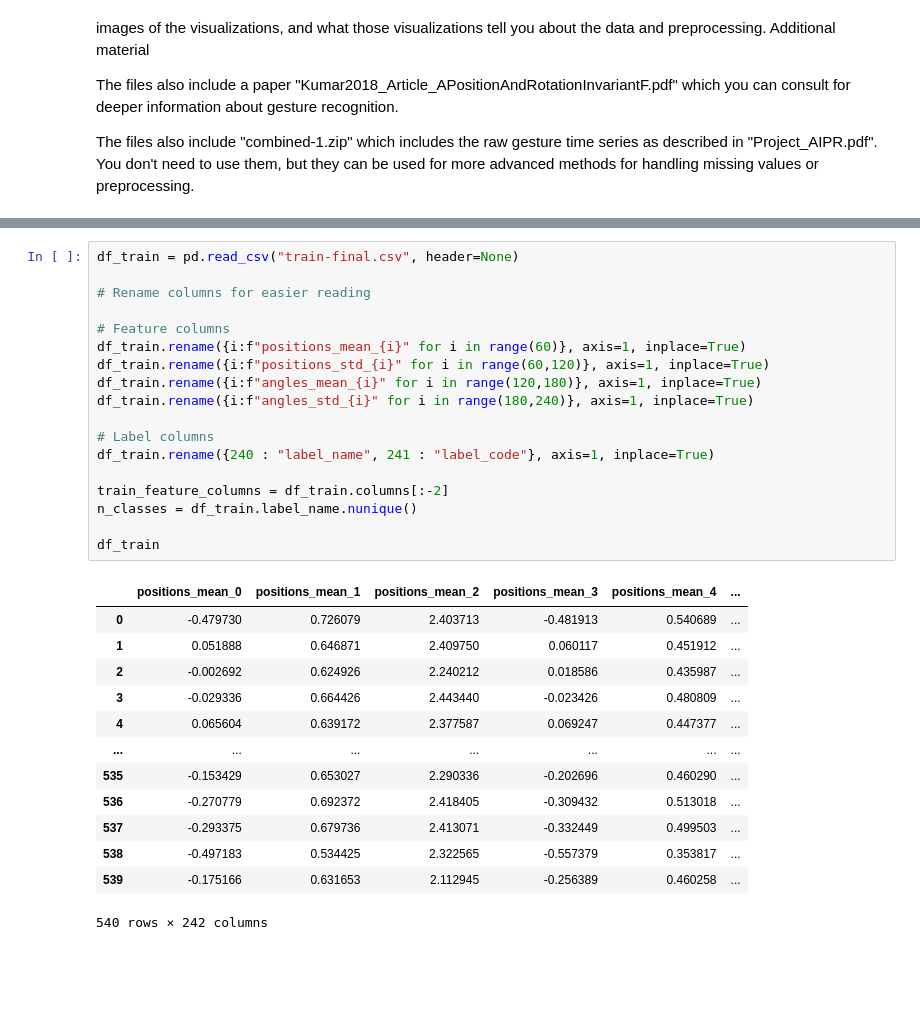
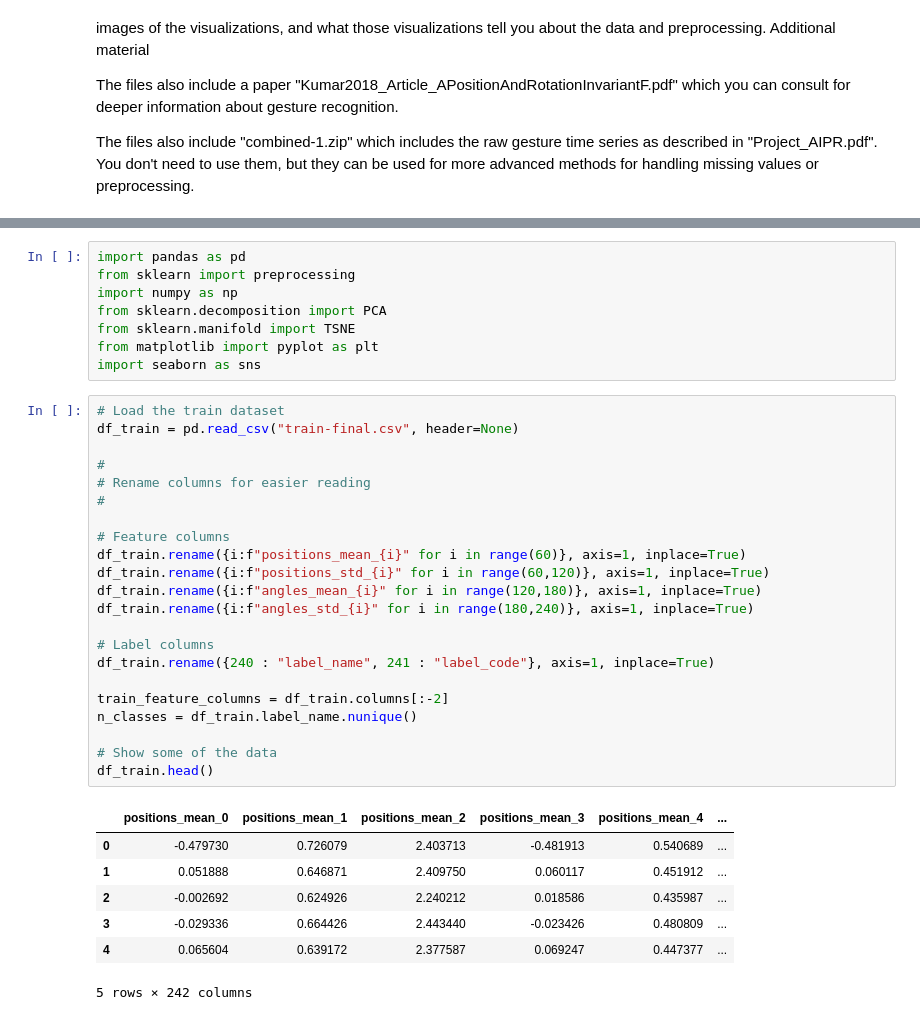
Before and after one commit to viktorparipas92/D7062E-projectgroup-10, a Jupyter notebook: Task1/KÅ/Task1.ipynb, the cells around one changed output, grey strips where cells are left out. Drawn from its saved outputs; the diff is of its cells as text; blank space fills up the shorter version.

```diff
--- a/Task1/KÅ/Task1.ipynb
+++ b/Task1/KÅ/Task1.ipynb
@@ -53,32 +73,38 @@ import pandas as pd
+# %%
+import pandas as pd
+from sklearn import preprocessing
+import numpy as np
+from sklearn.decomposition import PCA
+from sklearn.manifold import TSNE
+from matplotlib import pyplot as plt
+import seaborn as sns
 # %%
+# Load the train dataset
 df_train = pd.read_csv("train-final.csv", header=None)
 
+#
 # Rename columns for easier reading
+#
 
 # Feature columns
 df_train.rename({i:f"positions_mean_{i}" for i in range(60)}, axis=1, inplace=True)
 df_train.rename({i:f"positions_std_{i}" for i in range(60,120)}, axis=1, inplace=True)
 df_train.rename({i:f"angles_mean_{i}" for i in range(120,180)}, axis=1, inplace=True)
 df_train.rename({i:f"angles_std_{i}" for i in range(180,240)}, axis=1, inplace=True)
 
 # Label columns
 df_train.rename({240 : "label_name", 241 : "label_code"}, axis=1, inplace=True)
 
 train_feature_columns = df_train.columns[:-2]
 n_classes = df_train.label_name.nunique()
 
-df_train
+# Show some of the data
+df_train.head()
 # %% [output]
 |  | positions_mean_0 | positions_mean_1 | positions_mean_2 | positions_mean_3 | positions_mean_4 | ... |
 | 0 | -0.479730 | 0.726079 | 2.403713 | -0.481913 | 0.540689 | ... |
 | 1 | 0.051888 | 0.646871 | 2.409750 | 0.060117 | 0.451912 | ... |
 | 2 | -0.002692 | 0.624926 | 2.240212 | 0.018586 | 0.435987 | ... |
 | 3 | -0.029336 | 0.664426 | 2.443440 | -0.023426 | 0.480809 | ... |
 | 4 | 0.065604 | 0.639172 | 2.377587 | 0.069247 | 0.447377 | ... |
-| ... | ... | ... | ... | ... | ... | ... |
-| 535 | -0.153429 | 0.653027 | 2.290336 | -0.202696 | 0.460290 | ... |
-| 536 | -0.270779 | 0.692372 | 2.418405 | -0.309432 | 0.513018 | ... |
-| 537 | -0.293375 | 0.679736 | 2.413071 | -0.332449 | 0.499503 | ... |
-| 538 | -0.497183 | 0.534425 | 2.322565 | -0.557379 | 0.353817 | ... |
-| 539 | -0.175166 | 0.631653 | 2.112945 | -0.256389 | 0.460258 | ... |
-540 rows × 242 columns
+5 rows × 242 columns
```
Also changed, not shown: parts of 23 cells of this notebook, 2 other files.
